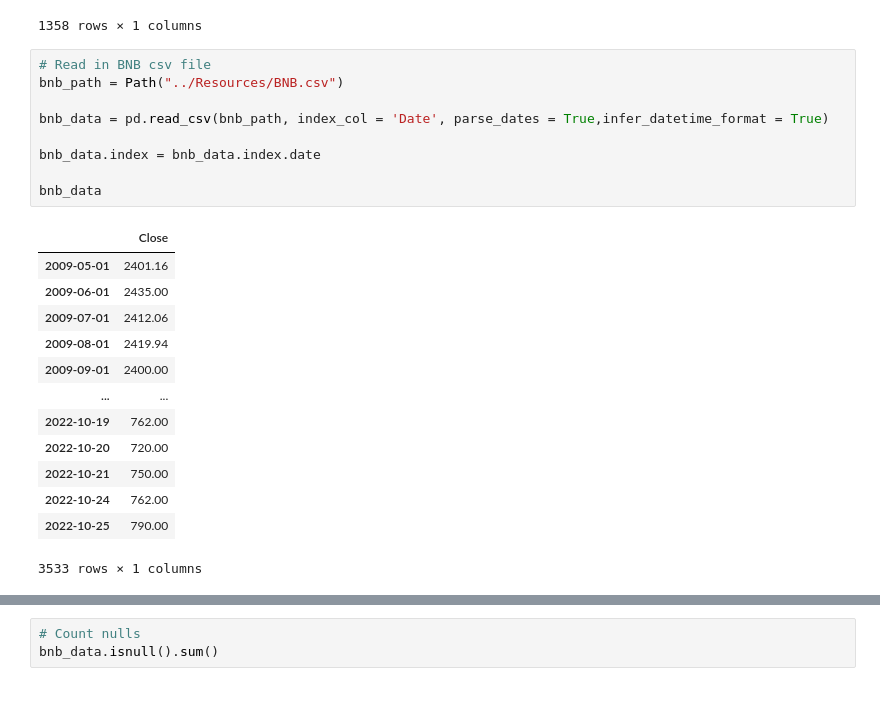
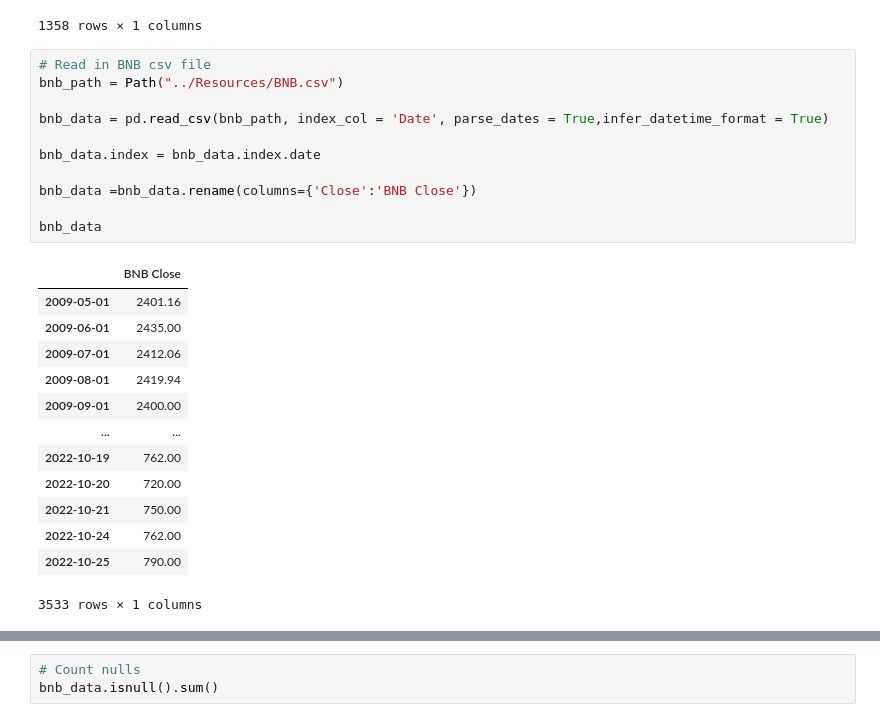
Before and after one commit to NavpreetNat/Crypto_Master, a Jupyter notebook: codes/crypto_master.ipynb, the cells around one changed output, grey strips where cells are left out. Saved outputs shown, nothing was run; the diff lists cells and outputs as text.

```diff
--- a/codes/crypto_master.ipynb
+++ b/codes/crypto_master.ipynb
@@ -188,14 +209,16 @@ btc_daily_return
 # %%
 # Read in BNB csv file
 bnb_path = Path("../Resources/BNB.csv")
 
 bnb_data = pd.read_csv(bnb_path, index_col = 'Date', parse_dates = True,infer_datetime_format = True)
 
 bnb_data.index = bnb_data.index.date
 
+bnb_data =bnb_data.rename(columns={'Close':'BNB Close'})
+
 bnb_data
 # %% [output]
-|  | Close |
+|  | BNB Close |
 | 2009-05-01 | 2401.16 |
 | 2009-06-01 | 2435.00 |
 | 2009-07-01 | 2412.06 |
```
Also changed, not shown: parts of 15 cells of this notebook, 2 other files.
